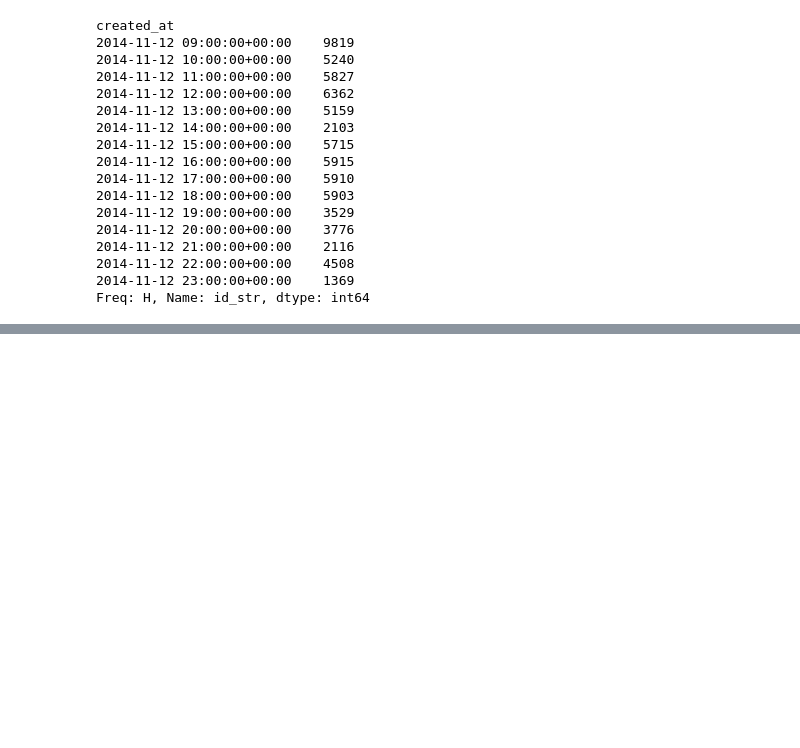
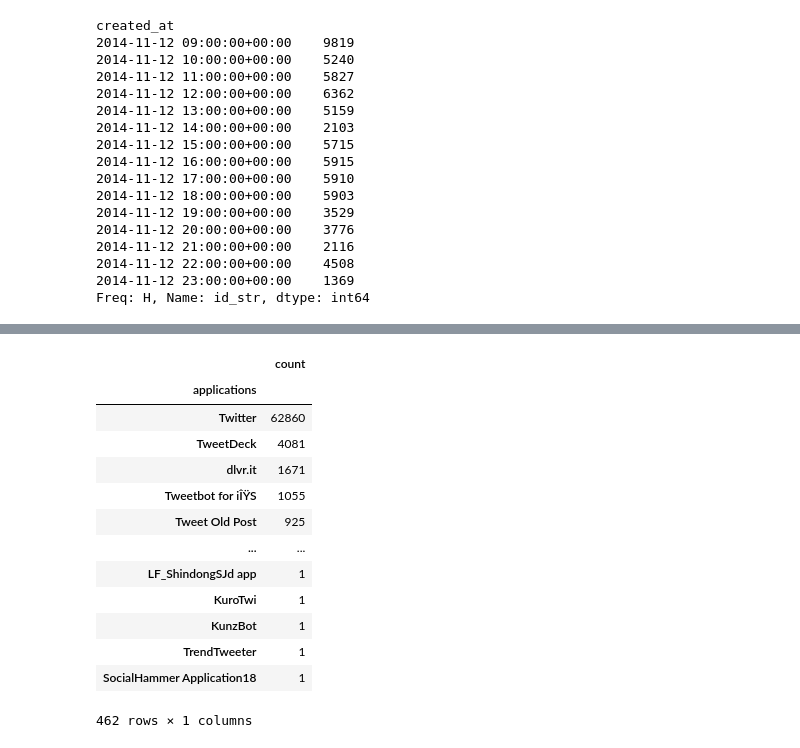
Before and after one commit to evannicholas/CS2006P, a Jupyter notebook: notebooks/CometLanding.ipynb, the cells around one changed output, grey strips where cells are left out. Cells and saved outputs as stored; diff of their text form; code cells hidden in the pictures; blank space fills up the shorter version.

```diff
--- a/notebooks/CometLanding.ipynb
+++ b/notebooks/CometLanding.ipynb
@@ -665,0 +665,17 @@ createWordCloud(getListOfAllHashTags())
+# %%
+app_sorted
+# %% [output]
+|  | count |
+| applications |  |
+| Twitter | 62860 |
+| TweetDeck | 4081 |
+| dlvr.it | 1671 |
+| Tweetbot for iÎŸS | 1055 |
+| Tweet Old Post | 925 |
+| ... | ... |
+| LF_ShindongSJd app | 1 |
+| KuroTwi | 1 |
+| KunzBot | 1 |
+| TrendTweeter | 1 |
+| SocialHammer Application18 | 1 |
+462 rows × 1 columns
```
Also changed, not shown: parts of 35 cells of this notebook, 6 other files.
